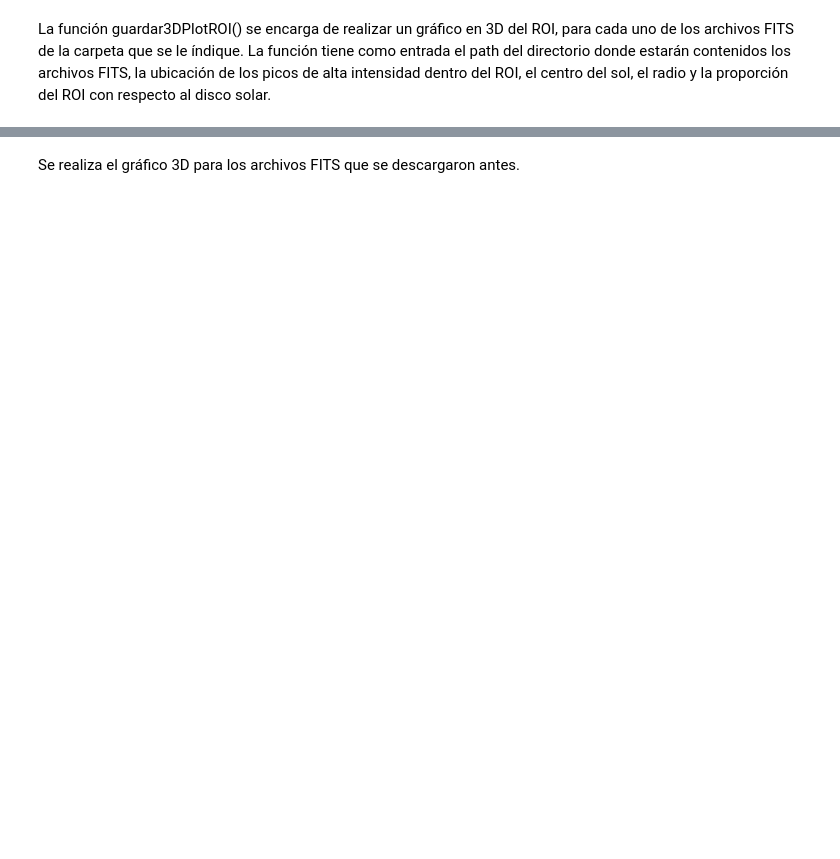
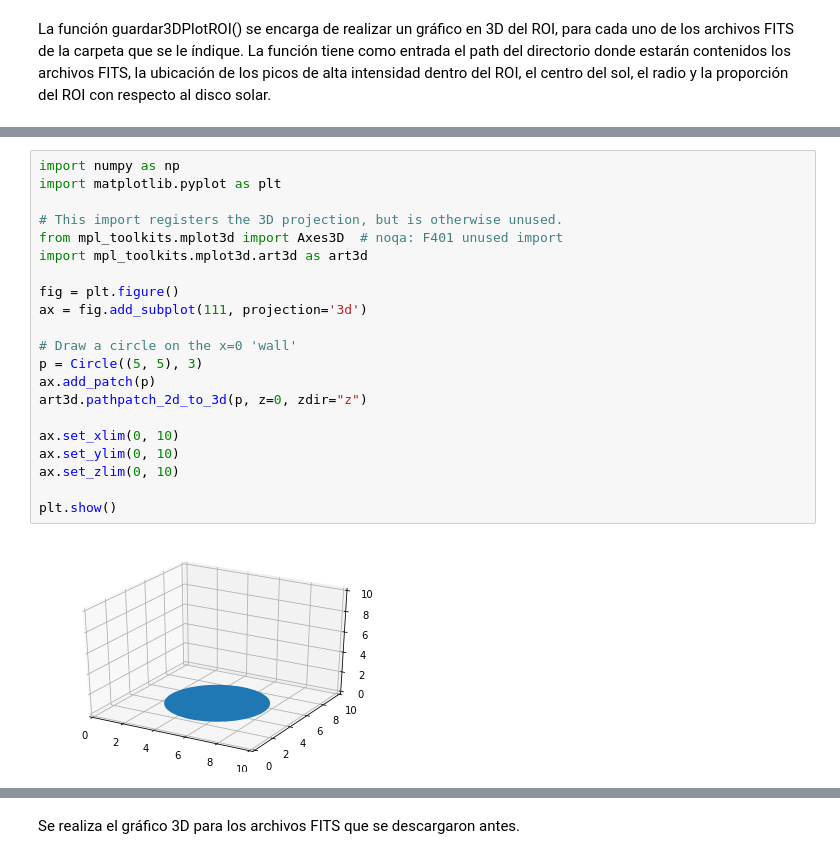
Before and after one commit to fmezacr/Solar_Data12019, a Jupyter notebook: Noviembre/2019/RutinaGeneral2019.ipynb, the cells around one changed output, grey strips where cells are left out. Saved outputs shown, nothing was run; the diff lists cells and outputs as text; blank space fills up the shorter version.

```diff
--- a/Noviembre/2019/RutinaGeneral2019.ipynb
+++ b/Noviembre/2019/RutinaGeneral2019.ipynb
@@ -433,0 +535,23 @@ def guardar3DPlotROI(FITS_dirPath, picosEnROI, sunCenter, pixRadius, prop):
+# %%
+import numpy as np
+import matplotlib.pyplot as plt
+
+# This import registers the 3D projection, but is otherwise unused.
+from mpl_toolkits.mplot3d import Axes3D  # noqa: F401 unused import
+import mpl_toolkits.mplot3d.art3d as art3d
+
+fig = plt.figure()
+ax = fig.add_subplot(111, projection='3d')
+
+# Draw a circle on the x=0 'wall'
+p = Circle((5, 5), 3)
+ax.add_patch(p)
+art3d.pathpatch_2d_to_3d(p, z=0, zdir="z")
+
+ax.set_xlim(0, 10)
+ax.set_ylim(0, 10)
+ax.set_zlim(0, 10)
+
+plt.show()
+# %% [output]
+[figure, added]
```
Also changed, not shown: parts of 28 cells of this notebook, 5 other files.
